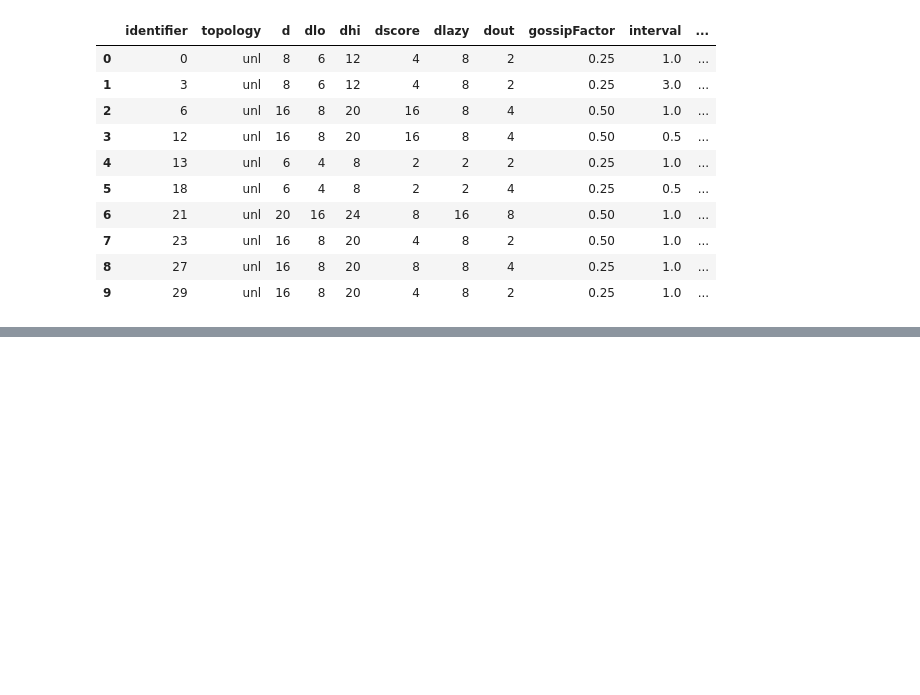
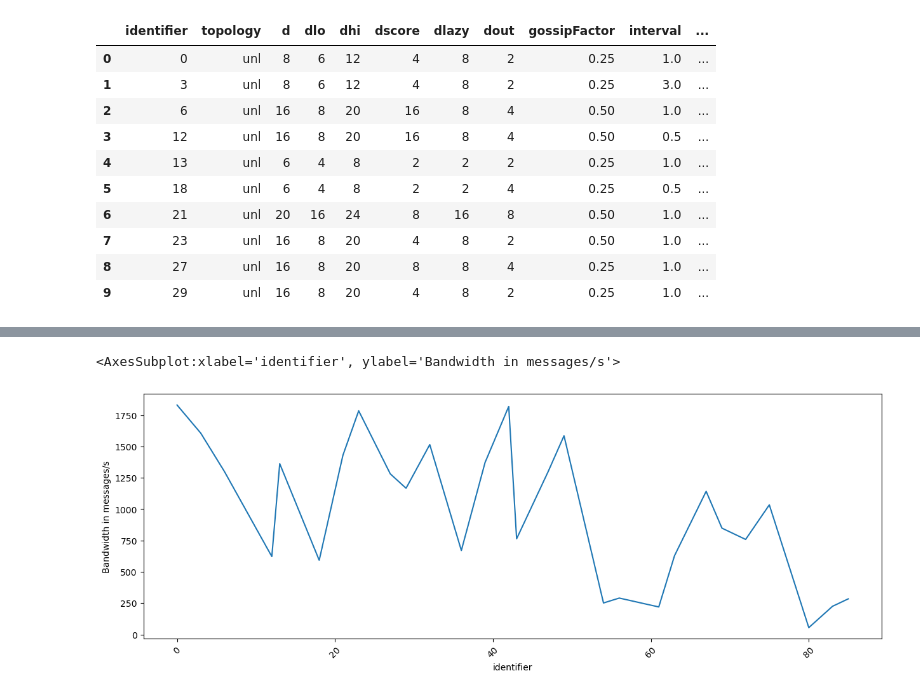
Before and after one commit to FlavScheidt/flexi-pipe, a Jupyter notebook: data/CausalAnalysis/Model1.ipynb, the cells around one changed output, grey strips where cells are left out. Cells and saved outputs as stored; diff of their text form; code cells hidden in the pictures; blank space fills up the shorter version.

```diff
--- a/data/CausalAnalysis/Model1.ipynb
+++ b/data/CausalAnalysis/Model1.ipynb
@@ -241,0 +245,6 @@ bar_plot(convert_to_percentage(iccs), ylabel='Variance attribution in %')
+# %%
+consolidated['bandwidth'].plot(ylabel='Bandwidth in messages/s', figsize=(15,5), rot=45)
+# plt.vlines(np.arange(0, consolidated.shape[0])[consolidated['messageReceived']], consolidated['bandwidth'].min(), consolidated['bandwidth'].max(), linewidth=10, alpha=0.3, color='r')
+# %% [output]
+<AxesSubplot:xlabel='identifier', ylabel='Bandwidth in messages/s'>
+[figure, added]
```
Also changed, not shown: parts of 3 cells of this notebook.
